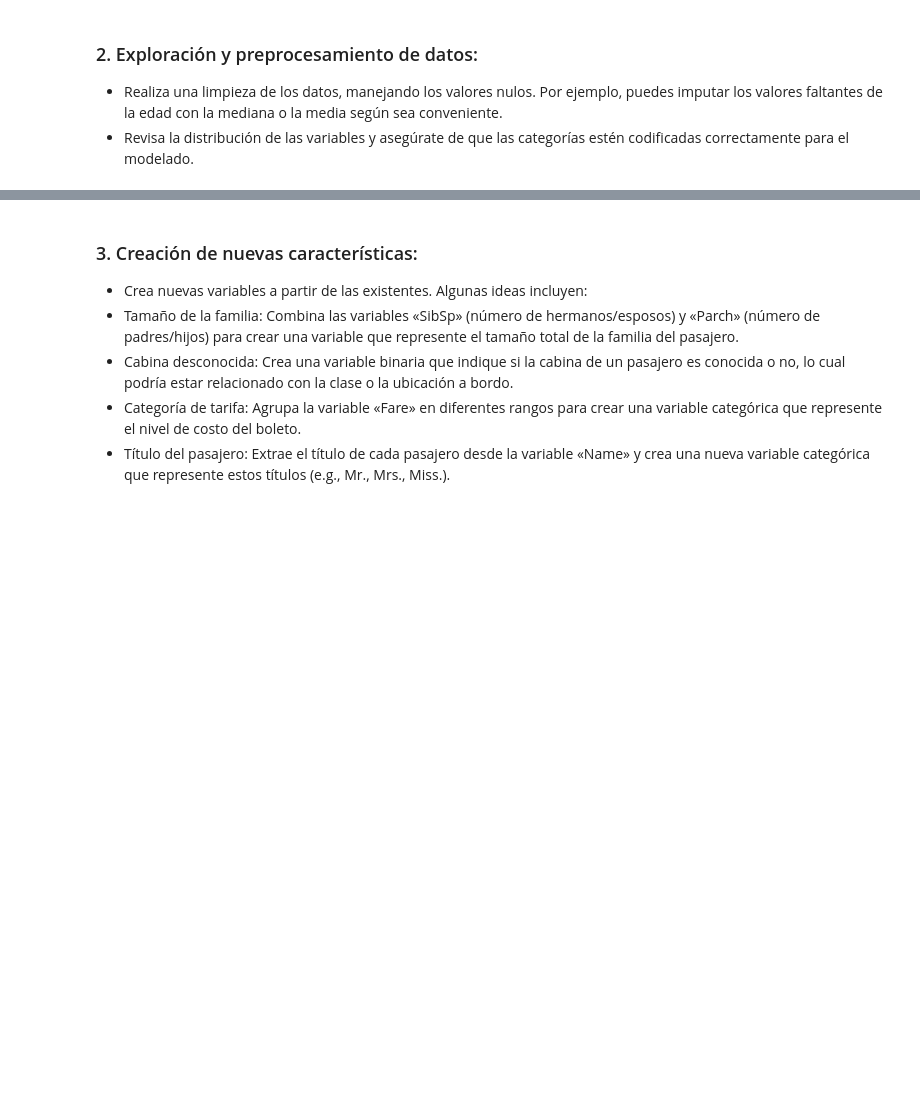
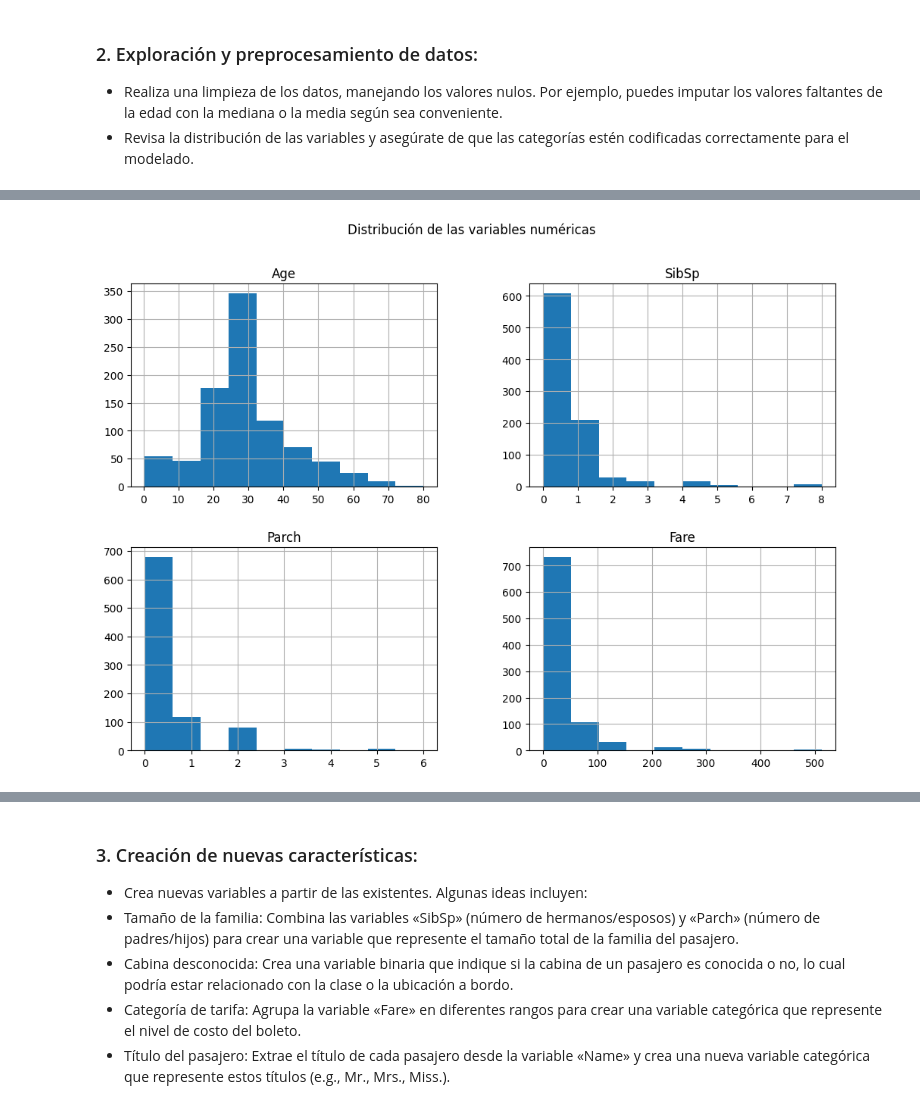
Before and after one commit to CesarVelgo/Advanced_ML, a Jupyter notebook: notebook/core3.ipynb, the cells around one changed output, grey strips where cells are left out. Saved outputs shown, nothing was run; the diff lists cells and outputs as text; code cells hidden in the pictures; blank space fills up the shorter version.

```diff
--- a/notebook/core3.ipynb
+++ b/notebook/core3.ipynb
@@ -94,0 +113,4 @@ plt.show()
+# %%
+df['Age'].fillna(df['Age'].median(), inplace=True) # utilizamos la mediana de la columna 'Age' para rellenar los valores faltantes en esa columna
+df['Embarked'].fillna(df['Embarked'].mode()[0], inplace=True) # utilizamos la moda de la columna 'Embarked' para rellenar los valores faltantes en esa columna
+print(df.isnull().sum()) # mostramos el número de valores nulos restantes en cada columna del DataFrame
@@ -94,0 +143,8 @@ plt.show()
+# %%
+# mostramos estadísticas descriptivas de las columnas 'Age', 'SibSp', 'Parch' y 'Fare'.
+df[['Age', 'SibSp', 'Parch', 'Fare']].describe()
+df[['Age', 'SibSp', 'Parch', 'Fare']].hist(figsize=(12, 8)) # generamos un histograma de las columnas 'Age', 'SibSp', 'Parch' y 'Fare' para ver la distribución de sus valores
+plt.suptitle('Distribución de las variables numéricas') # añadimos un título general para el conjunto de histogramas
+plt.show() # mostramos los histogramas
+# %% [output]
+[figure, added]
```
Also changed, not shown: parts of 30 cells of this notebook, 5 other files.
